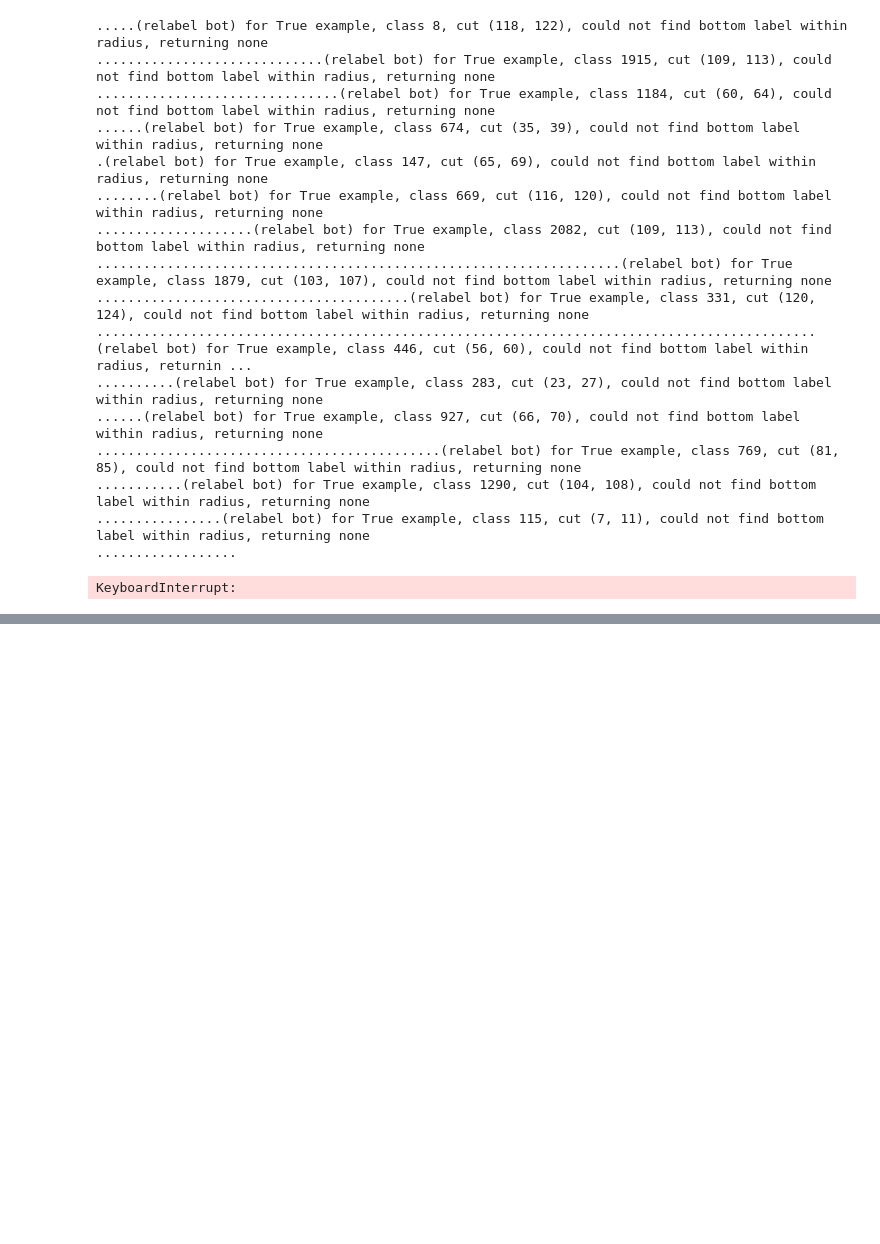
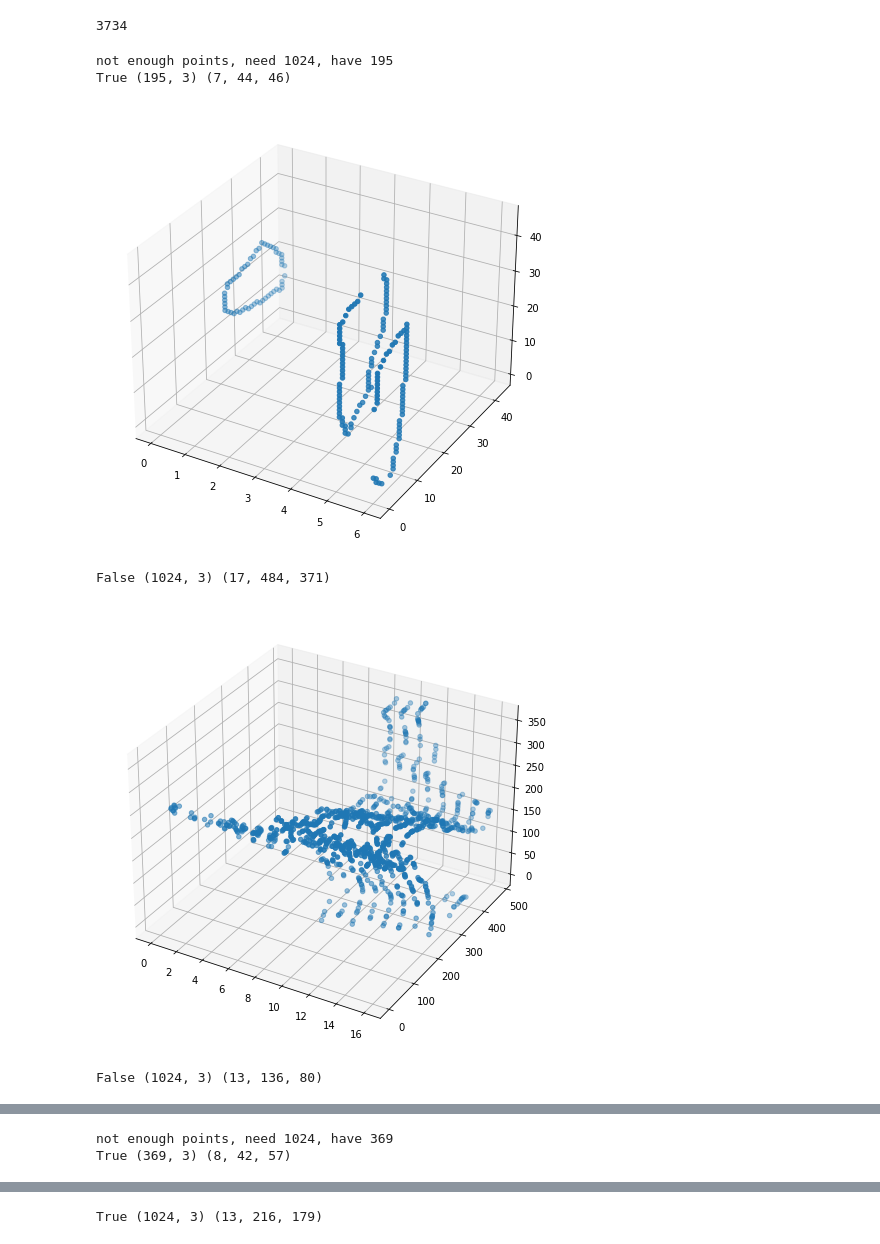
Before and after one commit to image-infomatics/proofreader, a Jupyter notebook: proofreader/notebooks/training_example.ipynb, the cells around one changed output, grey strips where cells are left out. Cells and saved outputs as stored; diff of their text form; code cells hidden in the pictures; blank space fills up the shorter version.

Commit message:
improve dataset, more features, pc rep

```diff
--- a/proofreader/notebooks/training_example.ipynb
+++ b/proofreader/notebooks/training_example.ipynb
@@ -247,9 +156,0 @@ vol = trueA.copy()
-# %%
-num_slices = 3
-classes_z = get_classes_which_zspan_at_least(vol, num_slices+2)
-classes_vol = get_classes_with_at_least_volume(vol, 400)
-classes = list(set(classes_z) & set(classes_vol))
-print(f'{len(classes)}/{len(np.unique(vol))}')
-# %%
-c = random.choice(list(classes))
-example = example_from_class(trueC, c, example_type=True, num_slices=num_slices, radius=32)
@@ -488,48 +409,25 @@ vols = prepare_cremi_vol('../../dataset/cremi')
 # %%
 from proofreader.data.splitter import SplitterDataset
 
-num_slices = 4
+num_slices = [1,4]
 radius = 96
-context_slices = 10
+context_slices = 8
 
-dataset = SplitterDataset(vols, num_slices, radius, context_slices, retry=True, verbose=True)
+dataset = SplitterDataset(vols, num_slices, radius, context_slices, fix_num_points=1024, open_vol=True, return_vol=True, verbose=True)
 print(len(dataset))
+# %% [output]
+3734
-# %%
-true_none = 0
-false_none = 0
-num = 500
-for i in range(0, num):
-    rand_i = random.randint(0, len(dataset))
-    example, c, label = dataset[rand_i]
-    if example is None:
-        if label:
-            true_none += 1
-        else:
-            false_none += 1
-
-    print(f'.', end='')
-    # print(f'| {i} {c} {label} | ', end=' ')
-    # example = crop_where(example, example != 0)
-    # example = cc3d.connected_components(example)
-    # grid_volume(label2rgb(example, bg_label=0),sz=10)
-    # assert len(np.unique(example)) == 3, 'final sample should have 3 labels, n1, n2, 0'
-
-print(true_none/num, false_none/num)
-# %% [output]
-.....(relabel bot) for True example, class 8, cut (118, 122), could not find bottom label within radius, returning none
-.............................(relabel bot) for True example, class 1915, cut (109, 113), could not find bottom label within radius, returning none
-...............................(relabel bot) for True example, class 1184, cut (60, 64), could not find bottom label within radius, returning none
-......(relabel bot) for True example, class 674, cut (35, 39), could not find bottom label within radius, returning none
-.(relabel bot) for True example, class 147, cut (65, 69), could not find bottom label within radius, returning none
-........(relabel bot) for True example, class 669, cut (116, 120), could not find bottom label within radius, returning none
-....................(relabel bot) for True example, class 2082, cut (109, 113), could not find bottom label within radius, returning none
-...................................................................(relabel bot) for True example, class 1879, cut (103, 107), could not find bottom label within radius, returning none
-........................................(relabel bot) for True example, class 331, cut (120, 124), could not find bottom label within radius, returning none
-............................................................................................(relabel bot) for True example, class 446, cut (56, 60), could not find bottom label within radius, returnin ...
-..........(relabel bot) for True example, class 283, cut (23, 27), could not find bottom label within radius, returning none
-......(relabel bot) for True example, class 927, cut (66, 70), could not find bottom label within radius, returning none
-............................................(relabel bot) for True example, class 769, cut (81, 85), could not find bottom label within radius, returning none
-...........(relabel bot) for True example, class 1290, cut (104, 108), could not find bottom label within radius, returning none
-................(relabel bot) for True example, class 115, cut (7, 11), could not find bottom label within radius, returning none
-..................
-KeyboardInterrupt:
+# %%
+num = 100
+for i in range(0, num):
+    rand_i = random.randint(0, len(dataset))
+    pc, vol, label = dataset[rand_i]
+    print(f'{label} {pc.shape} {vol.shape}')
+    plot_3d(pc)
+# %% [output]
+not enough points, need 1024, have 195
+True (195, 3) (7, 44, 46)
+[figure, added]
+False (1024, 3) (17, 484, 371)
+[figure, added]
+False (1024, 3) (13, 136, 80)
@@ -535,0 +435,2 @@ KeyboardInterrupt:
+not enough points, need 1024, have 369
+True (369, 3) (8, 42, 57)
@@ -535,0 +438 @@ KeyboardInterrupt:
+True (1024, 3) (13, 216, 179)
```
Also changed, not shown: parts of 10 cells of this notebook, 3 other files.
